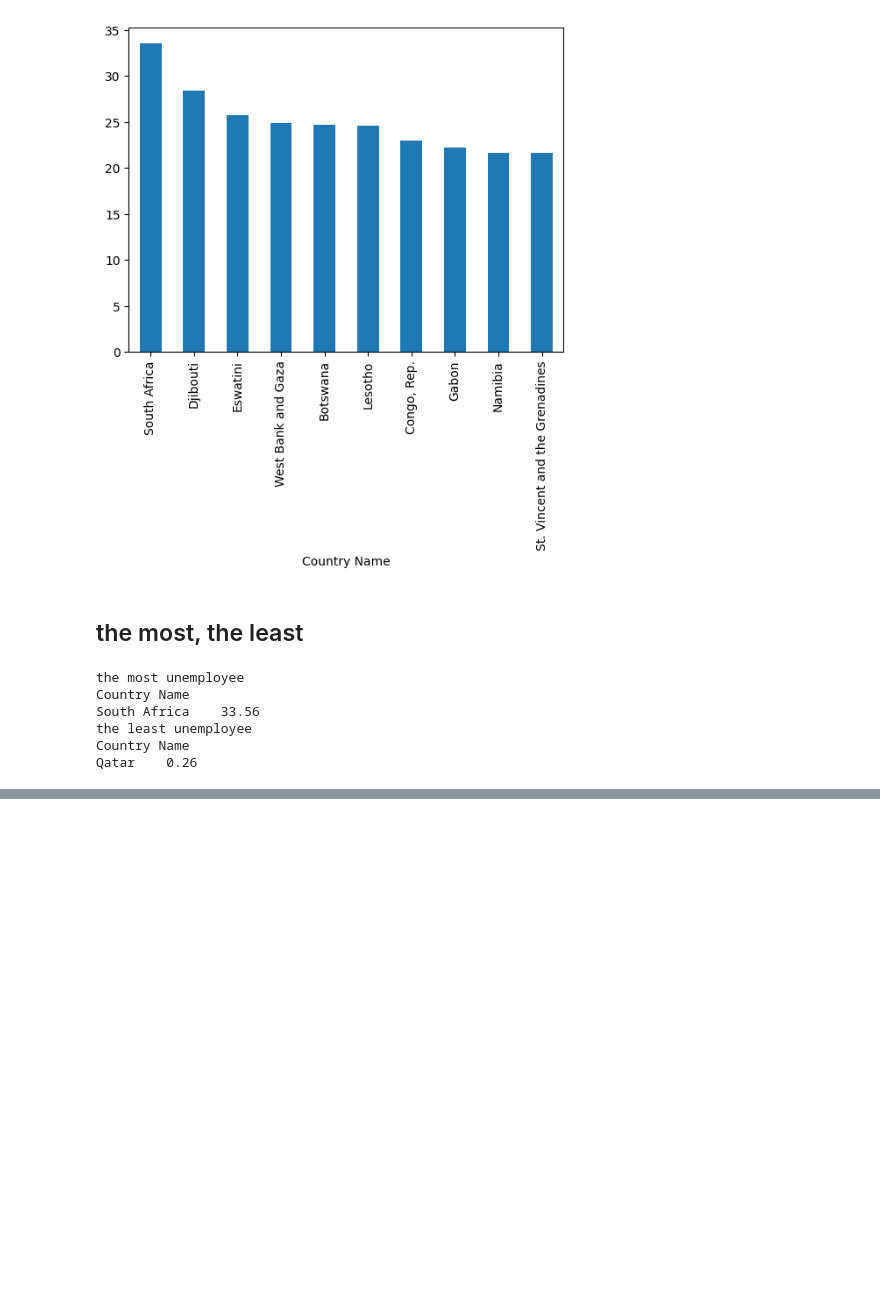
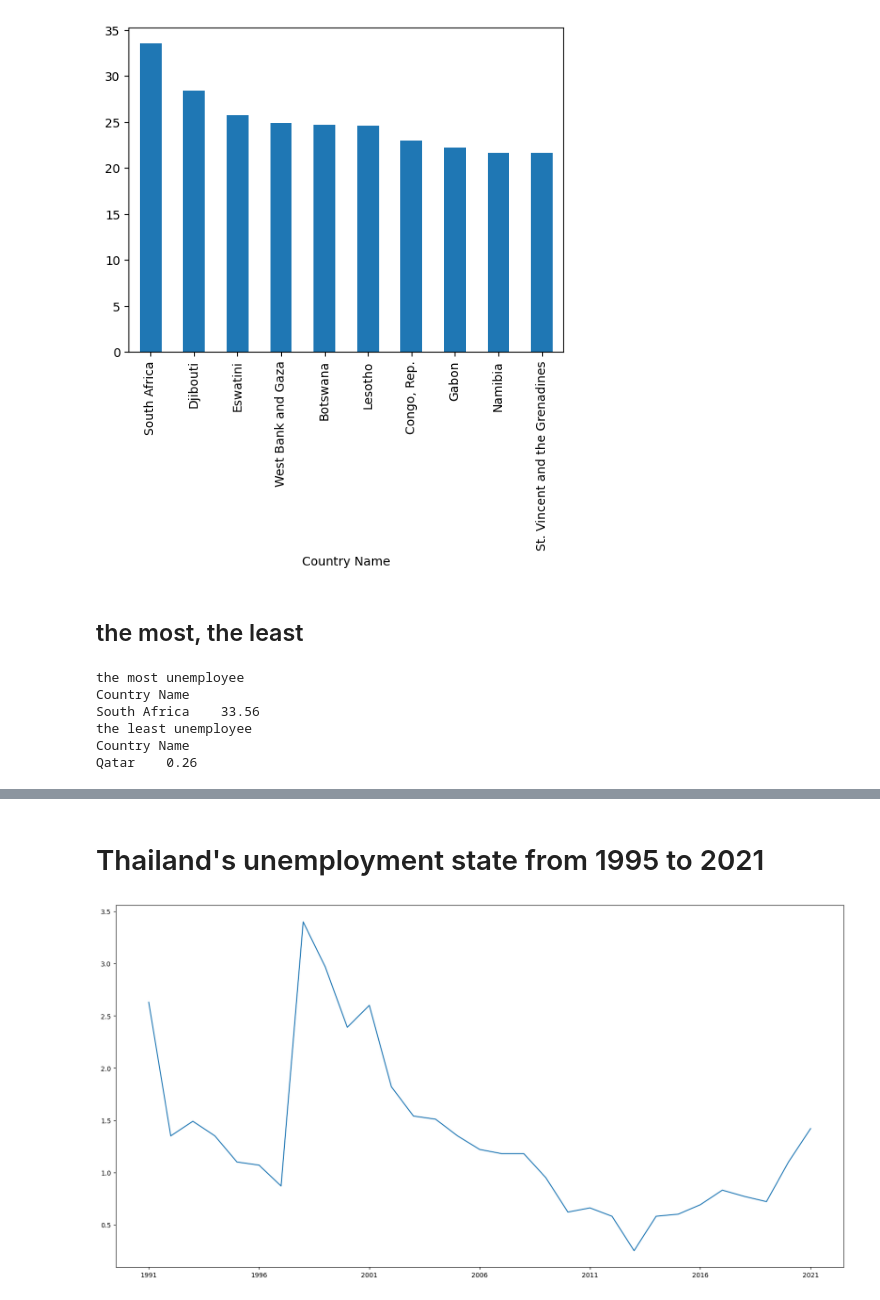
Before and after one commit to NatChoonhajinda/Global-Unemployment-data-analysis, a Jupyter notebook: Global-Unemployment-data-analysis.ipynb, the cells around one changed output, grey strips where cells are left out. Drawn from its saved outputs; the diff is of its cells as text; code cells hidden in the pictures; blank space fills up the shorter version.

```diff
--- a/Global-Unemployment-data-analysis.ipynb
+++ b/Global-Unemployment-data-analysis.ipynb
@@ -93,0 +93,3 @@ df
+# %%
+cm = df.transpose()
+cm
@@ -93,0 +115,7 @@ df
+# %% [markdown]
+# Thailand's unemployment state from 1995 to 2021
+# %%
+cm['Thailand'].plot(figsize = (20, 10))
+plt.show()
+# %% [output]
+[figure, added]
```
Also changed, not shown: parts of 5 cells of this notebook.
